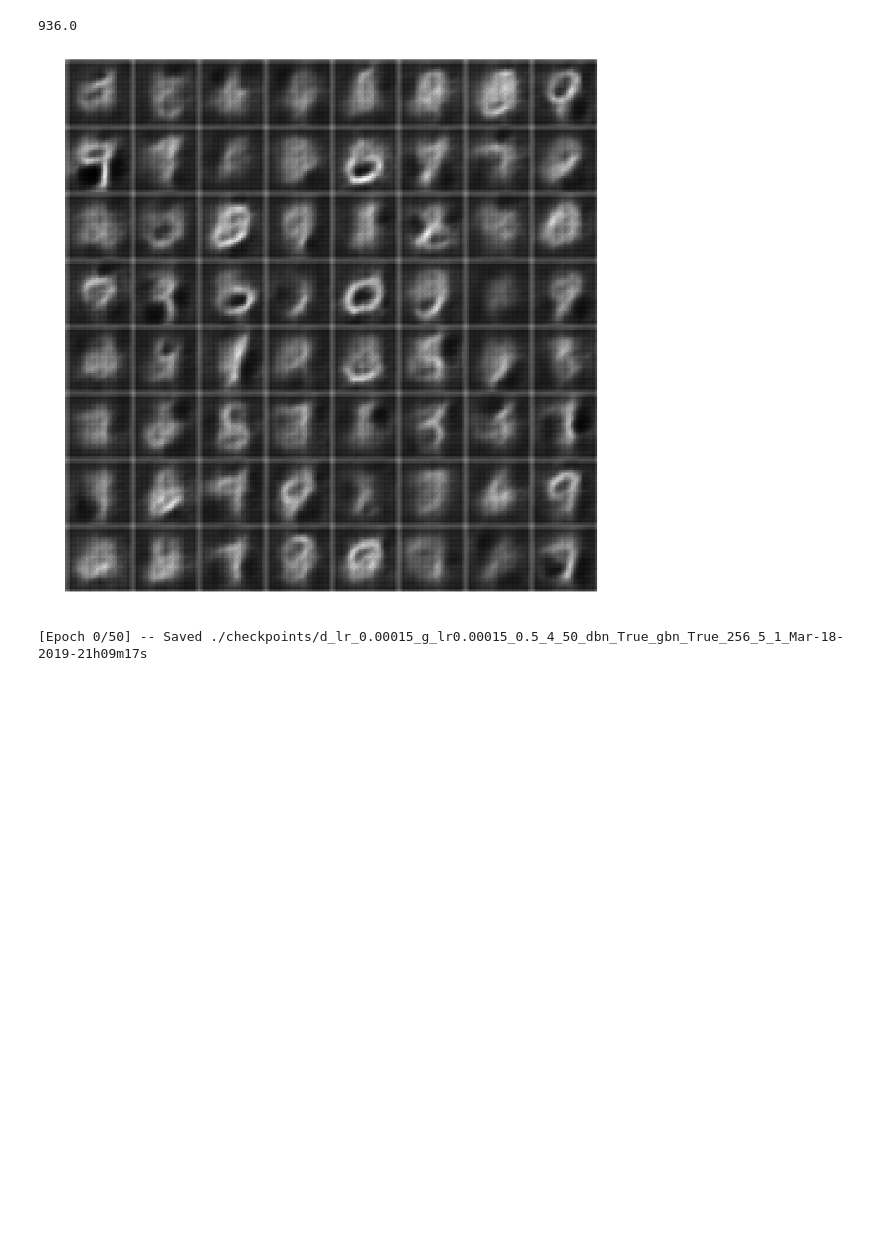
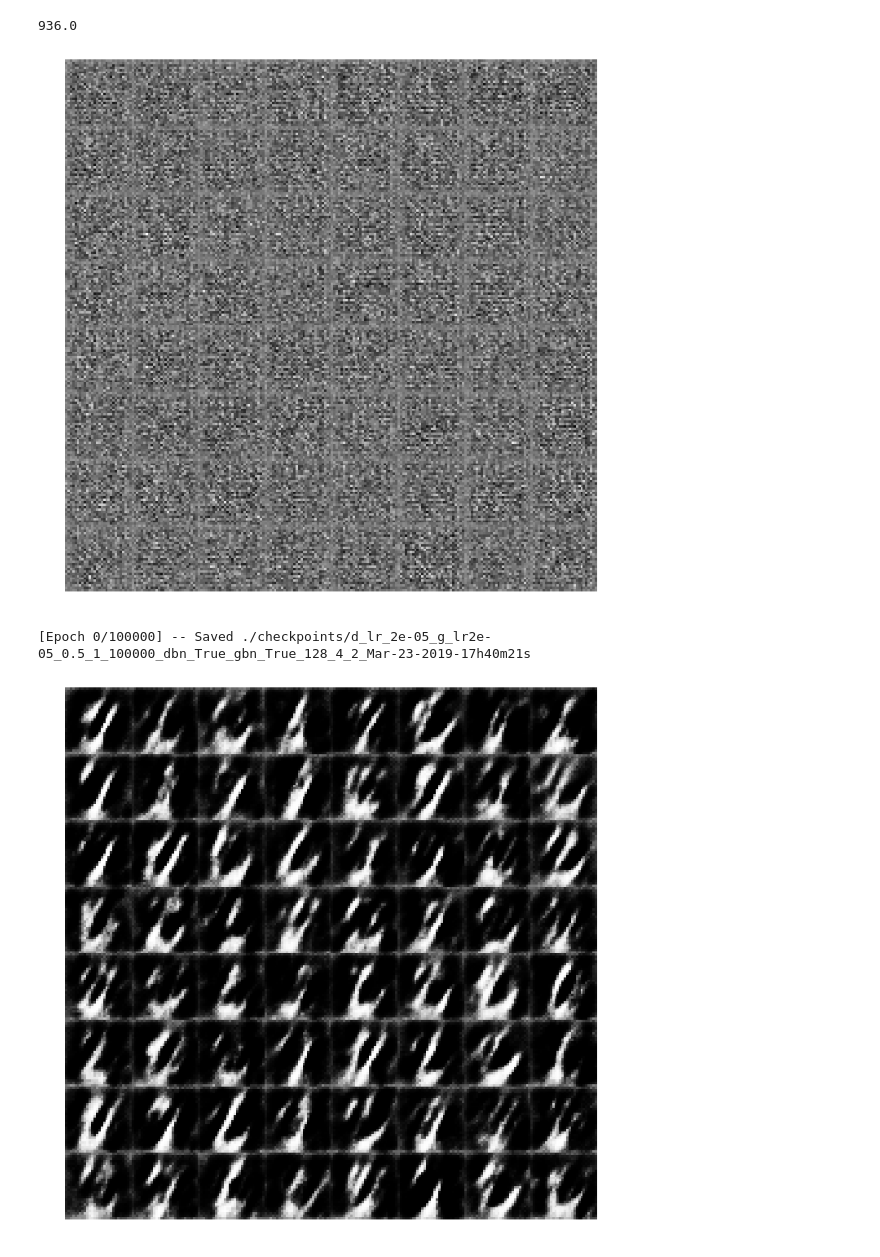
Before and after one commit to jonathanshuai/tf-practice, a Jupyter notebook: gan/wgan/wgan-mnist.ipynb, the cells around one changed output. Saved outputs shown, nothing was run; the diff lists cells and outputs as text; code cells hidden in the pictures; blank space fills up the shorter version.

```diff
--- a/gan/wgan/wgan-mnist.ipynb
+++ b/gan/wgan/wgan-mnist.ipynb
@@ -196,7 +179,7 @@ with tf.Graph().as_default() as graph:
                   training=True, reuse=False, use_batchnorm=G_USE_BATCHNORM)
 
     g_fixed = generator(z_fixed, g_filters, g_kernels, g_strides,
-                        training=False, reuse=True,  use_batchnorm=G_USE_BATCHNORM)
+                        training=True, reuse=True,  use_batchnorm=G_USE_BATCHNORM)
 
     real_logits = discriminator(x, d_filters, d_kernels, d_strides,
                                 training=True, reuse=False, use_batchnorm=D_USE_BATCHNORM)
@@ -212,66 +195,78 @@ with tf.Graph().as_default() as graph:
     d_loss_summary = tf.summary.scalar("d_loss", d_loss)
     g_loss_summary = tf.summary.scalar("g_loss", g_loss)
 
-    images_summary = tf.summary.image("generated_images", (g_fixed + 1.) / 2.)
+    images_summary_fixed = tf.summary.image("generated_images_fixed", (g_fixed + 1.) / 2.)
+    images_summary = tf.summary.image("generated_images", (g + 1.) / 2.)
+
     trainable_vars = tf.trainable_variables()
 
     trainable_vars = tf.trainable_variables()
     d_vars = [var for var in trainable_vars if 'discriminator' in var.name]
     g_vars = [var for var in trainable_vars if 'generator' in var.name]
 
     # Loss: Wasserstein loss. REquires clipping WEIGHTS to ensure LIPSCHITZ CONSTRAINTS
     d_clip = [p.assign(tf.clip_by_value(p, -WEIGHT_CLIP, WEIGHT_CLIP)) for p in d_vars]
 
-    d_optim = tf.train.AdamOptimizer(D_LEARNING_RATE, beta1=BETA1)\
+    d_optim = tf.train.RMSPropOptimizer(D_LEARNING_RATE)\
                     .minimize(d_loss, var_list=d_vars)
-    g_optim = tf.train.AdamOptimizer(G_LEARNING_RATE, beta1=BETA1)\
+    g_optim = tf.train.RMSPropOptimizer(G_LEARNING_RATE)\
                     .minimize(g_loss, var_list=g_vars)
 
 
     d_summary = tf.summary.merge([d_loss_summary, w_distance_summary])
-    g_summary = tf.summary.merge([g_loss_summary, images_summary])
+    g_summary = tf.summary.merge([g_loss_summary, images_summary_fixed, images_summary])
 
 with tf.Session(graph=graph) as sess:
     saver = tf.train.Saver()
     writer = tf.summary.FileWriter("./runs/{}".format(RUN_NAME), sess.graph)
     summary_step = 0
 
     init = tf.global_variables_initializer()
     sess.run(init)
 
     z_fixed_input = np.random.uniform(-1, 1, [BATCH_SIZE, Z_DIM])
 
-    for epoch in range(N_EPOCHS):
-        print("Beginning Training...")
-        np.random.shuffle(image_list)
-        i = 0
-        while i < len(image_list):
+    # Note: Epochs here are a bit different. We're going to randomly sample the training set;
+    # 5 iters on D and 1 iter on G will constitute an epoch.
+    i = 0
+    epoch = 0
+    while epoch < N_EPOCHS:
+        for _ in range(D_ITERS):
+            if i >= len(image_list) - BATCH_SIZE:
+                writer.add_summary(g_summary_result, summary_step)
+                writer.add_summary(d_summary_result, summary_step)
+                summary_step += 1
+
+                if (epoch % 5 == 0):
+                    plot_images(inverse_transform(g_img))
+                    save_path = saver.save(sess, "./checkpoints/{}".format(RUN_NAME))
+                    print(f"[Epoch {epoch}/{N_EPOCHS}] -- Saved {save_path}")
+
+                i = 0
+                epoch += 1
+                np.random.shuffle(image_list)
+
+
+            choices = image_list[i:i + BATCH_SIZE]
+            i += BATCH_SIZE
+
+            z_input = np.random.uniform(-1, 1, [BATCH_SIZE, Z_DIM])
             x_input = np.zeros([BATCH_SIZE, HEIGHT, WIDTH, CHANNELS])
             for k in range(0, BATCH_SIZE):
-                x_input[k] = cv2.imread(os.path.join(image_dir, image_list[i + k]))[:,:,[0]]
+                x_input[k] = cv2.imread(os.path.join(image_dir, choices[k]))[:,:,[0]]
+
             x_input = transform(x_input / 255)
-            z_input = np.random.uniform(-1, 1, [BATCH_SIZE, Z_DIM])
-
             sess.run(d_clip)
             [_, d_summary_result, d_loss_val] = sess.run([d_optim, d_summary, d_loss],
                                                          feed_dict={z: z_input, x: x_input})
 
-            for _ in range(G_ITERS):
-                [_, g_img, g_summary_result] = sess.run([g_optim, g_fixed, g_summary], feed_dict={z: z_input,
-                                                                                                   z_fixed: z_fixed_input,
-                                                                                                   x: x_input})
-            if (i % (BATCH_SIZE * 50) == 0):
-                writer.add_summary(g_summary_result, summary_step)
-
-                writer.add_summary(d_summary_result, summary_step)
-                summary_step += 1
-
-            i += BATCH_SIZE
-
-        plot_images(inverse_transform(g_img))
-
-        save_path = saver.save(sess, "./checkpoints/{}".format(RUN_NAME))
-        print(f"[Epoch {epoch}/{N_EPOCHS}] -- Saved {save_path}")
+        for _ in range(G_ITERS):
+            z_input = np.random.uniform(-1, 1, [BATCH_SIZE, Z_DIM])
+            sess.run(d_clip)
+            [_, g_img, g_summary_result] = sess.run([g_optim, g_fixed, g_summary],
+                                                    feed_dict={z: z_input,
+                                                               z_fixed: z_fixed_input})
 # %% [output]
-[figure, old version]
+[figure, new version]
-[Epoch 0/50] -- Saved ./checkpoints/d_lr_0.00015_g_lr0.00015_0.5_4_50_dbn_True_gbn_True_256_5_1_Mar-18-2019-21h09m17s
+[Epoch 0/100000] -- Saved ./checkpoints/d_lr_2e-05_g_lr2e-05_0.5_1_100000_dbn_True_gbn_True_128_4_2_Mar-23-2019-17h40m21s
+[figure, added]
```
Also changed, not shown: parts of 12 cells of this notebook, 6 other files.
